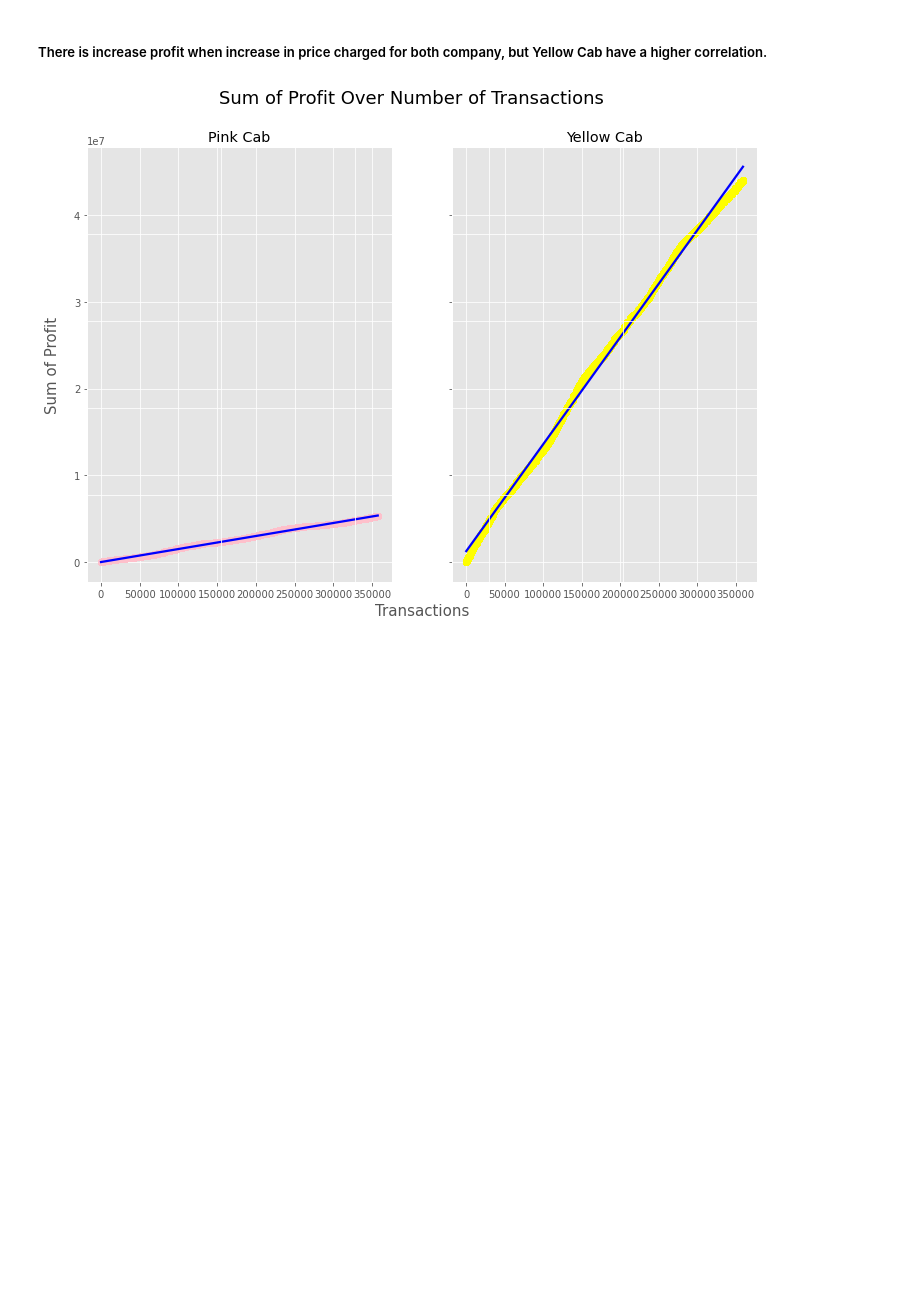
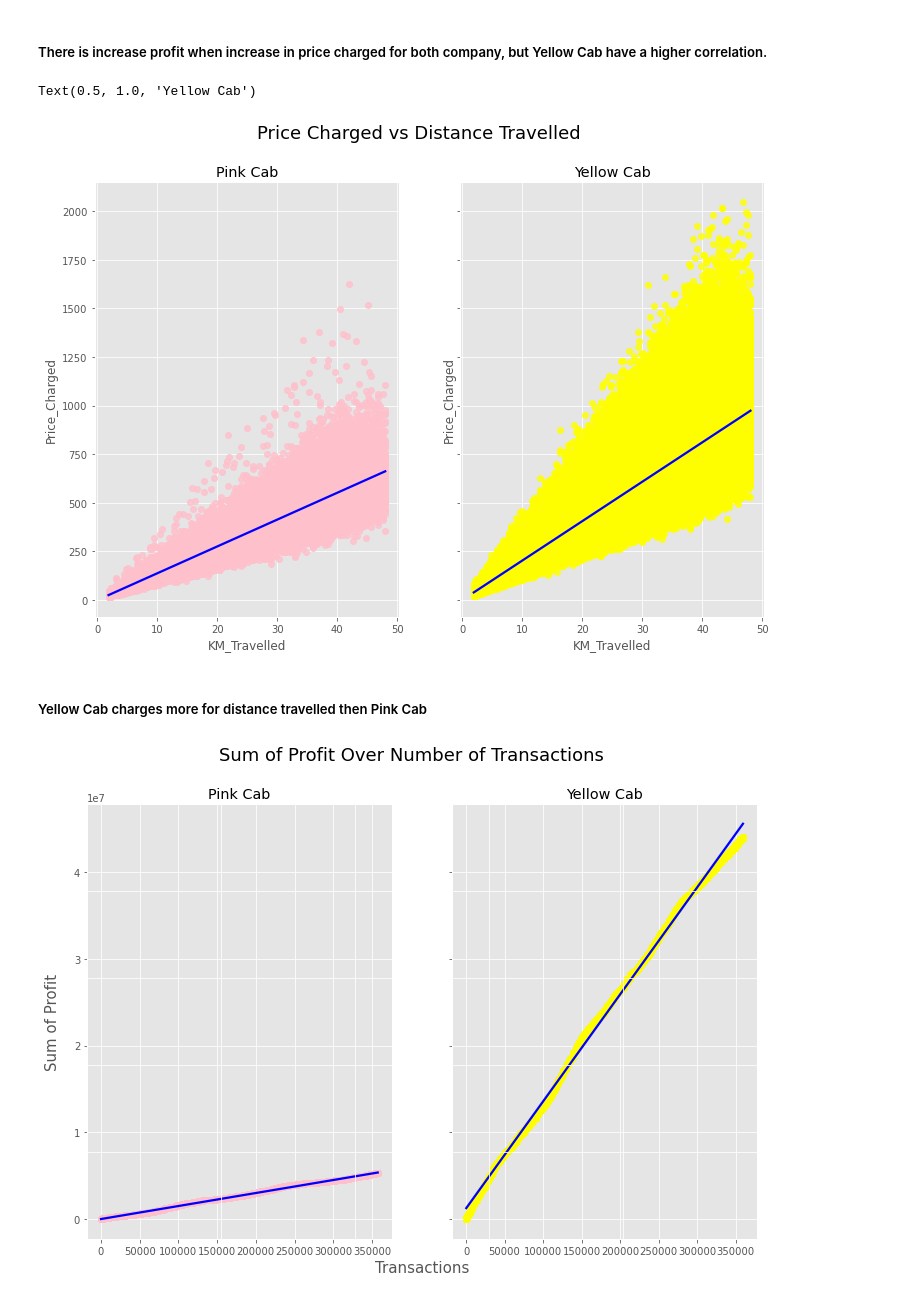
Before and after one commit to sujeffer1999/DG_DataSets, a Jupyter notebook: EDA & Hypothesis Testing.ipynb, the cells around one changed output. Saved outputs shown, nothing was run; the diff lists cells and outputs as text; code cells hidden in the pictures; blank space fills up the shorter version.

```diff
--- a/EDA & Hypothesis Testing.ipynb
+++ b/EDA & Hypothesis Testing.ipynb
@@ -711,6 +743,18 @@ Text(0.5, 1.0, 'Yellow Cab')
 [figure]
 # %% [markdown]
 ##### There is increase profit when increase in price charged for both company, but Yellow Cab have a higher correlation.
+# %%
+fig, ax =plt.subplots(1,2, sharey = True)
+sns.regplot(x='KM_Travelled', y='Price_Charged', data=df_master_pink, color = 'pink', line_kws={'color':'blue'}, ax=ax[0])
+sns.regplot(x='KM_Travelled', y='Price_Charged', data=df_master_yellow, color = 'yellow', line_kws={'color':'blue'}, ax=ax[1])
+fig.suptitle('Price Charged vs Distance Travelled', fontsize = 18)
+ax[0].set_title('Pink Cab')
+ax[1].set_title('Yellow Cab')
+# %% [output]
+Text(0.5, 1.0, 'Yellow Cab')
+[figure, added]
+# %% [markdown]
+##### Yellow Cab charges more for distance travelled then Pink Cab
 # %%
 prof_pink = df_master_pink['Profit'].cumsum()
 prof_yellow = df_master_yellow['Profit'].cumsum()
```
Also changed, not shown: parts of 19 cells of this notebook.
